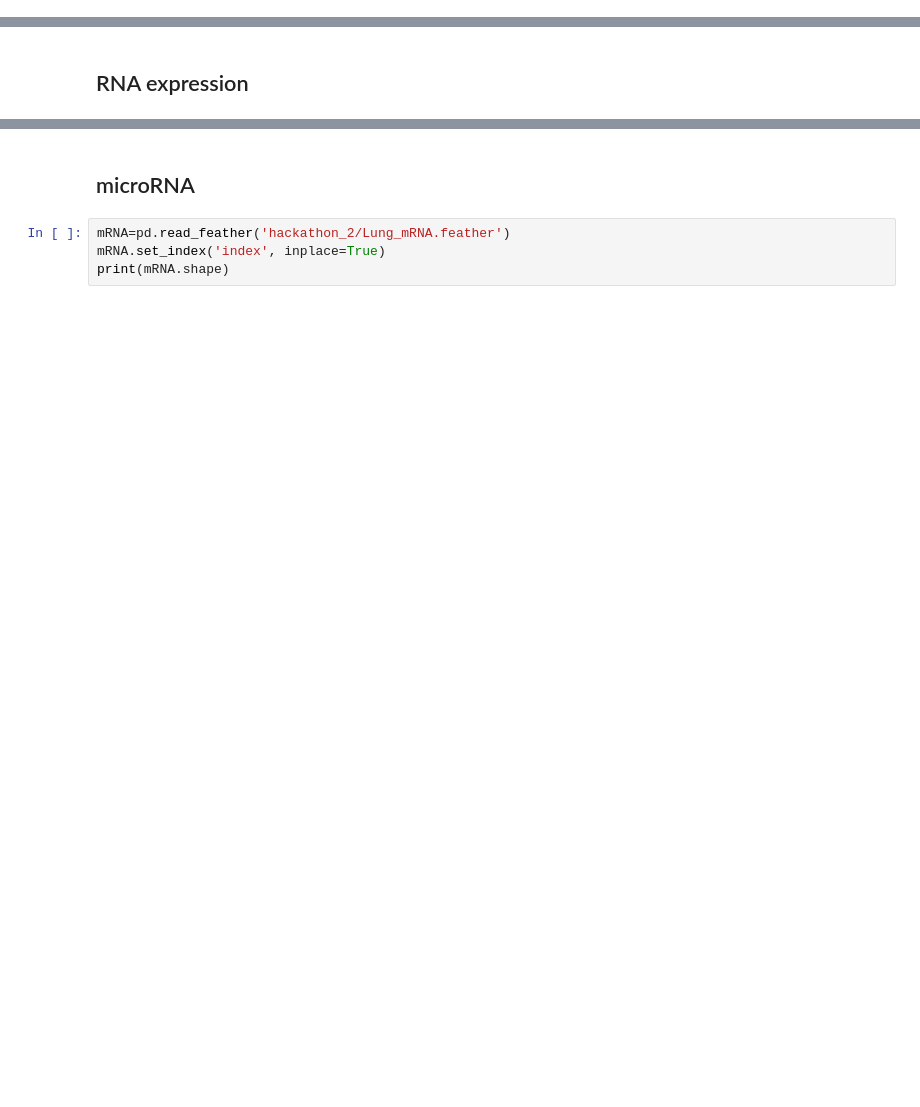
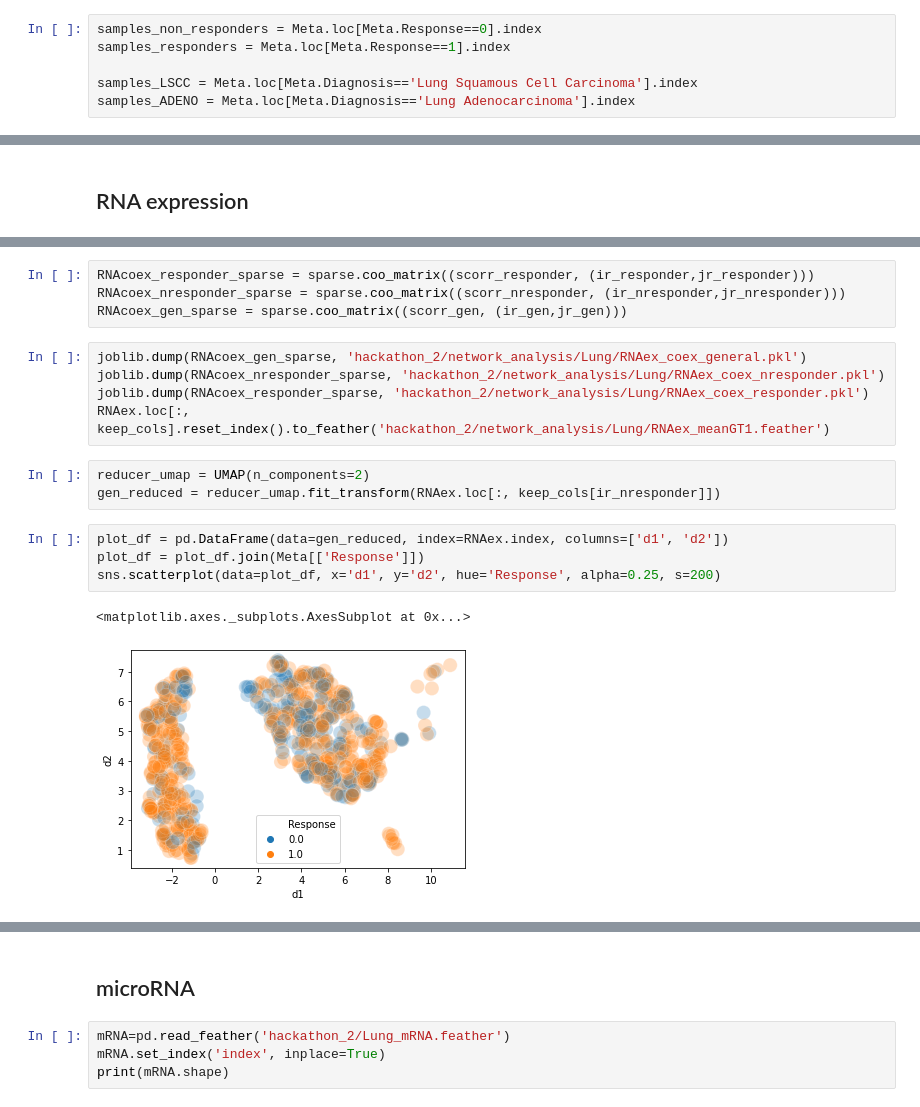
Before and after one commit to bramiozo/RexR, a Jupyter notebook: _hackathon2018/_notebooks/SurvivalDiff_RNA/Multi Omics Analysis.ipynb, the cells around one changed output, grey strips where cells are left out. Cells and saved outputs as stored; diff of their text form; blank space fills up the shorter version.

```diff
--- a/_hackathon2018/_notebooks/SurvivalDiff_RNA/Multi Omics Analysis.ipynb
+++ b/_hackathon2018/_notebooks/SurvivalDiff_RNA/Multi Omics Analysis.ipynb
@@ -132,0 +178,6 @@ The Cancer Genome Atlas.
+# %%
+samples_non_responders = Meta.loc[Meta.Response==0].index
+samples_responders = Meta.loc[Meta.Response==1].index
+
+samples_LSCC = Meta.loc[Meta.Diagnosis=='Lung Squamous Cell Carcinoma'].index
+samples_ADENO = Meta.loc[Meta.Diagnosis=='Lung Adenocarcinoma'].index
@@ -155,0 +281,19 @@ scorr, ir, jr = iterative_self_correlator(RNAex.values, axis=0)
+# %%
+RNAcoex_responder_sparse = sparse.coo_matrix((scorr_responder, (ir_responder,jr_responder)))
+RNAcoex_nresponder_sparse = sparse.coo_matrix((scorr_nresponder, (ir_nresponder,jr_nresponder)))
+RNAcoex_gen_sparse = sparse.coo_matrix((scorr_gen, (ir_gen,jr_gen)))
+# %%
+joblib.dump(RNAcoex_gen_sparse, 'hackathon_2/network_analysis/Lung/RNAex_coex_general.pkl')
+joblib.dump(RNAcoex_nresponder_sparse, 'hackathon_2/network_analysis/Lung/RNAex_coex_nresponder.pkl')
+joblib.dump(RNAcoex_responder_sparse, 'hackathon_2/network_analysis/Lung/RNAex_coex_responder.pkl')
+RNAex.loc[:, keep_cols].reset_index().to_feather('hackathon_2/network_analysis/Lung/RNAex_meanGT1.feather')
+# %%
+reducer_umap = UMAP(n_components=2)
+gen_reduced = reducer_umap.fit_transform(RNAex.loc[:, keep_cols[ir_nresponder]])
+# %%
+plot_df = pd.DataFrame(data=gen_reduced, index=RNAex.index, columns=['d1', 'd2'])
+plot_df = plot_df.join(Meta[['Response']])
+sns.scatterplot(data=plot_df, x='d1', y='d2', hue='Response', alpha=0.25, s=200)
+# %% [output]
+<matplotlib.axes._subplots.AxesSubplot at 0x...>
+[figure, added]
```
Also changed, not shown: parts of 28 cells of this notebook, 4 other files.
